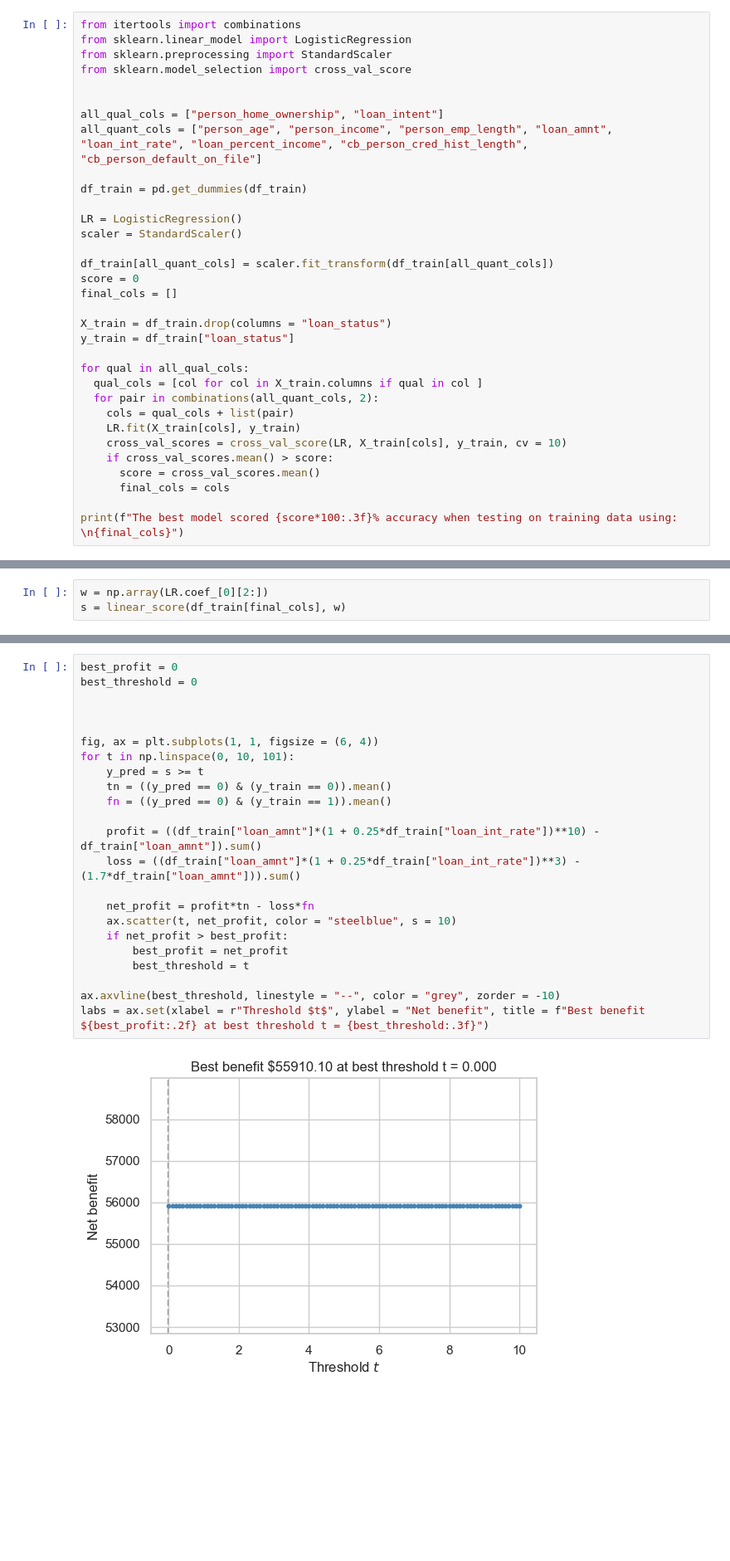
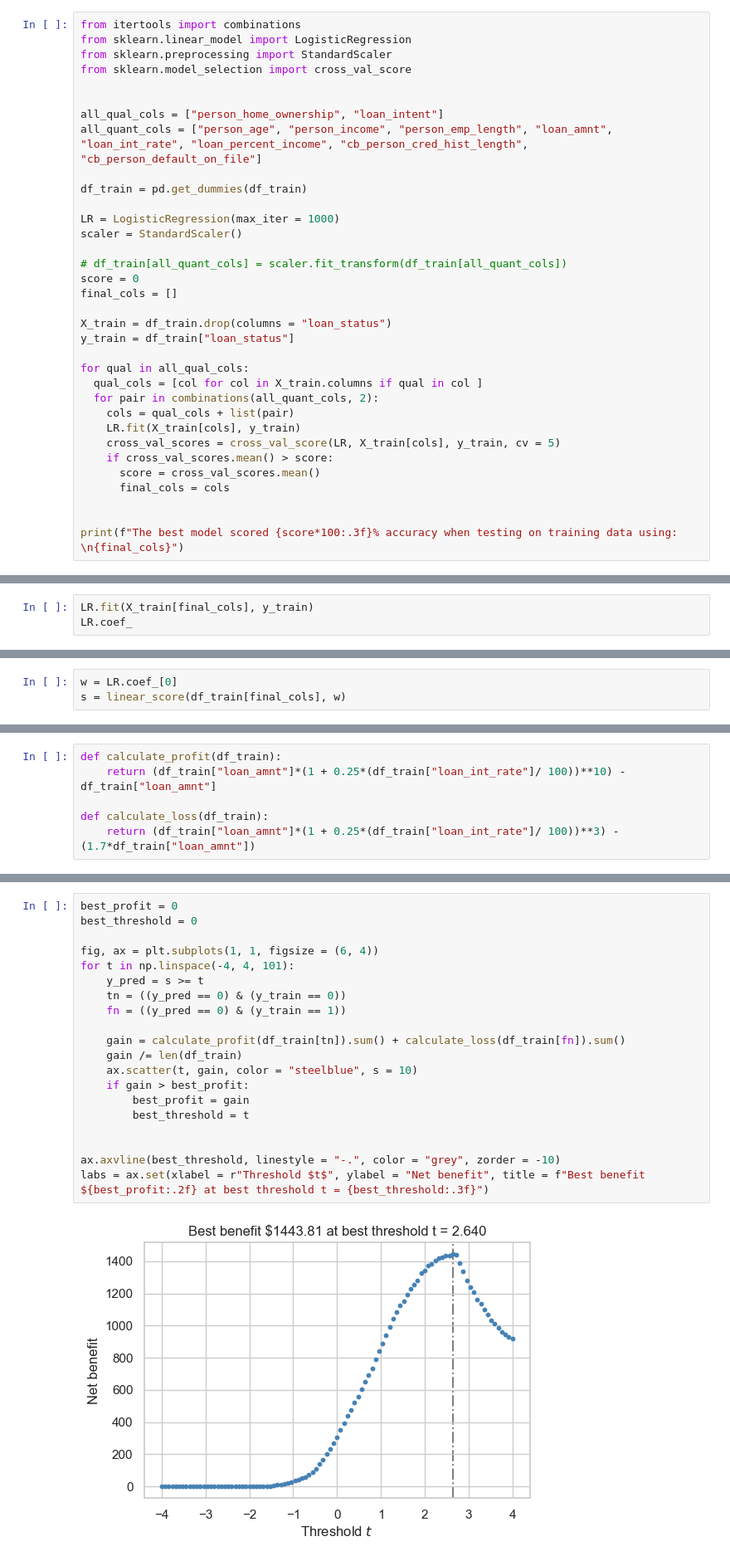
Before and after one commit to lawolff1702/lawolff1702.github.io, a Jupyter notebook: posts/Design and Impact of Automated Decision Systems/index.ipynb, the cells around one changed output, grey strips where cells are left out. Shown: that part at 83% size. Drawn from its saved outputs; the diff is of its cells as text; blank space fills up the shorter version.

```diff
--- a/posts/Design and Impact of Automated Decision Systems/index.ipynb
+++ b/posts/Design and Impact of Automated Decision Systems/index.ipynb
@@ -136,10 +150,10 @@ all_quant_cols = ["person_age", "person_income", "person_emp_length", "loan_amnt
 
 df_train = pd.get_dummies(df_train)
 
-LR = LogisticRegression()
+LR = LogisticRegression(max_iter = 1000)
 scaler = StandardScaler()
 
-df_train[all_quant_cols] = scaler.fit_transform(df_train[all_quant_cols])
+# df_train[all_quant_cols] = scaler.fit_transform(df_train[all_quant_cols])
 score = 0
 final_cols = []
 
@@ -151,10 +165,11 @@ for qual in all_qual_cols:
   for pair in combinations(all_quant_cols, 2):
     cols = qual_cols + list(pair)
     LR.fit(X_train[cols], y_train)
-    cross_val_scores = cross_val_score(LR, X_train[cols], y_train, cv = 10)
+    cross_val_scores = cross_val_score(LR, X_train[cols], y_train, cv = 5)
     if cross_val_scores.mean() > score:
       score = cross_val_scores.mean()
       final_cols = cols
 
+
 print(f"The best model scored {score*100:.3f}% accuracy when testing on training data using: \n{final_cols}")
 # %% [output]
@@ -170,0 +187,3 @@ array([[ 0.18842993, -0.48205777,  0.05292144,  0.09120963, -0.32595954,
+# %%
+LR.fit(X_train[final_cols], y_train)
+LR.coef_
@@ -171,3 +193,3 @@ array([[ 0.18842993, -0.48205777,  0.05292144,  0.09120963, -0.32595954,
 # %%
-w = np.array(LR.coef_[0][2:])
+w = LR.coef_[0]
 s = linear_score(df_train[final_cols], w)
@@ -179,0 +210,6 @@ labs = ax.set(xlabel = r"Score $s$", ylabel = "Frequency")
+# %%
+def calculate_profit(df_train):
+    return (df_train["loan_amnt"]*(1 + 0.25*(df_train["loan_int_rate"]/ 100))**10) - df_train["loan_amnt"]
+
+def calculate_loss(df_train):
+    return (df_train["loan_amnt"]*(1 + 0.25*(df_train["loan_int_rate"]/ 100))**3) - (1.7*df_train["loan_amnt"])
@@ -180,25 +218,22 @@ labs = ax.set(xlabel = r"Score $s$", ylabel = "Frequency")
 # %%
 best_profit = 0
 best_threshold = 0
 
+fig, ax = plt.subplots(1, 1, figsize = (6, 4))
+for t in np.linspace(-4, 4, 101):
+    y_pred = s >= t
+    tn = ((y_pred == 0) & (y_train == 0))
+    fn = ((y_pred == 0) & (y_train == 1))
+
+    gain = calculate_profit(df_train[tn]).sum() + calculate_loss(df_train[fn]).sum()
+    gain /= len(df_train)
+    ax.scatter(t, gain, color = "steelblue", s = 10)
+    if gain > best_profit:
+        best_profit = gain
+        best_threshold = t
 
 
-fig, ax = plt.subplots(1, 1, figsize = (6, 4))
-for t in np.linspace(0, 10, 101):
-    y_pred = s >= t
-    tn = ((y_pred == 0) & (y_train == 0)).mean()
-    fn = ((y_pred == 0) & (y_train == 1)).mean()
-
-    profit = ((df_train["loan_amnt"]*(1 + 0.25*df_train["loan_int_rate"])**10) - df_train["loan_amnt"]).sum()
-    loss = ((df_train["loan_amnt"]*(1 + 0.25*df_train["loan_int_rate"])**3) - (1.7*df_train["loan_amnt"])).sum()
-
-    net_profit = profit*tn - loss*fn
-    ax.scatter(t, net_profit, color = "steelblue", s = 10)
-    if net_profit > best_profit:
-        best_profit = net_profit
-        best_threshold = t
-
-ax.axvline(best_threshold, linestyle = "--", color = "grey", zorder = -10)
+ax.axvline(best_threshold, linestyle = "-.", color = "grey", zorder = -10)
 labs = ax.set(xlabel = r"Threshold $t$", ylabel = "Net benefit", title = f"Best benefit ${best_profit:.2f} at best threshold t = {best_threshold:.3f}")
 # %% [output]
-[figure, old version]
+[figure, new version]
```
Also changed, not shown: parts of 53 cells of this notebook, 9 other files.
